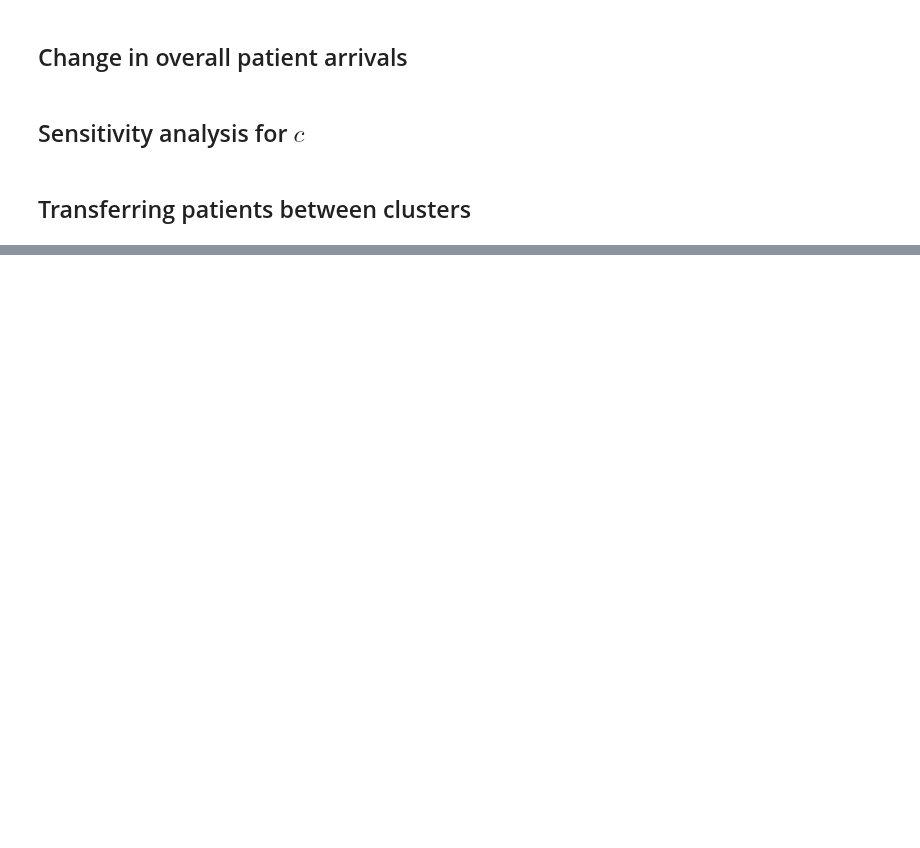
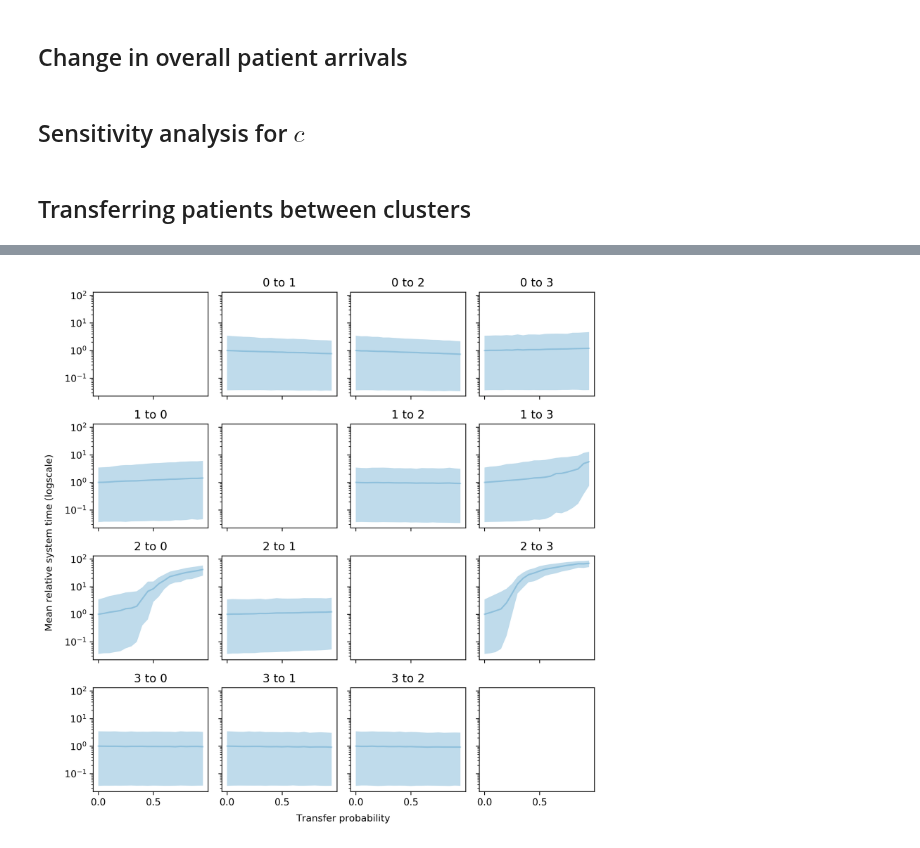
Before and after one commit to daffidwilde/copd-paper, a Jupyter notebook: nbs/scenarios.ipynb, the cells around one changed output, grey strips where cells are left out. Drawn from its saved outputs; the diff is of its cells as text; code cells hidden in the pictures; blank space fills up the shorter version.

```diff
--- a/nbs/scenarios.ipynb
+++ b/nbs/scenarios.ipynb
@@ -330,0 +341,43 @@ for origin, destination in it.product(range(n_clusters), repeat=2):
+# %%
+fig, axes = plt.subplots(nrows=n_clusters, ncols=n_clusters, sharex=True, sharey=True, figsize=(8, 8), dpi=300)
+
+left, width = .25, .5
+bottom, height = .25, .5
+right = left + width
+top = bottom + height
+
+fig.text(
+    0, 0.5*(bottom+top), "Mean relative system time (logscale)", ha="right", va="center", rotation="vertical"
+)
+
+fig.text(
+    0.525*(left+right), -0.01, "Transfer probability", ha="center", va="bottom", rotation="horizontal"
+)
+
+for origin, destination in it.product(range(n_clusters), repeat=2):
+
+    ax = axes[origin, destination]
+    ax.set_yscale("log")
+
+    if origin != destination:
+        data = all_moving_results[
+            (all_moving_results["origin"] == origin)
+            & (all_moving_results["destination"] == destination)
+        ]
+
+        fill = ax.fill_between(
+            prop_to_move_range,
+            data.groupby("prop_to_move")["system_time"].quantile(.95) / original_mean_time,
+            data.groupby("prop_to_move")["system_time"].quantile(.05) / original_mean_time,
+            alpha=0.25,
+        )
+        ax.plot(
+            prop_to_move_range,
+            data.groupby("prop_to_move")["system_time"].mean() / original_mean_time,
+            color=fill.get_facecolor()[0],
+        )
+        ax.set_title(f"{origin} to {destination}")
+
+    plt.tight_layout()
+# %% [output]
+[figure, added]
```
Also changed, not shown: parts of 4 cells of this notebook.
